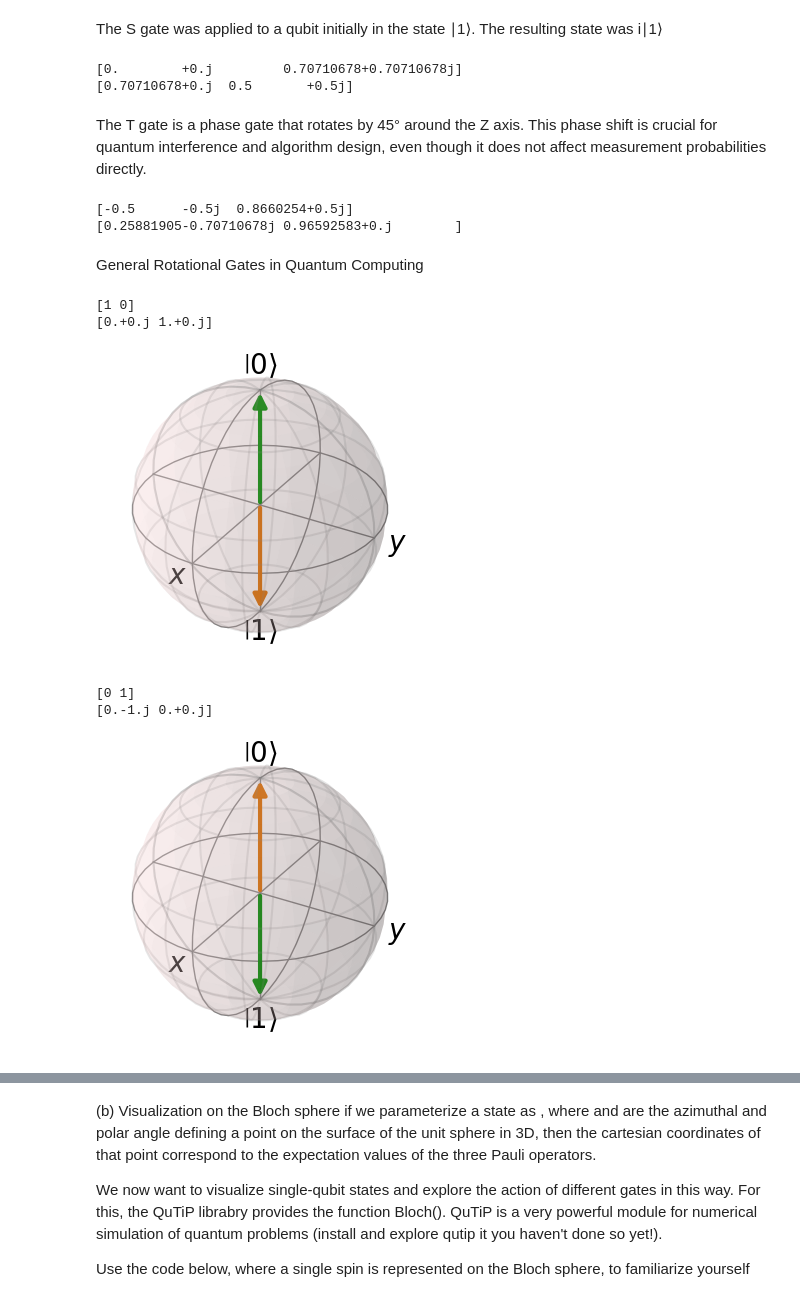
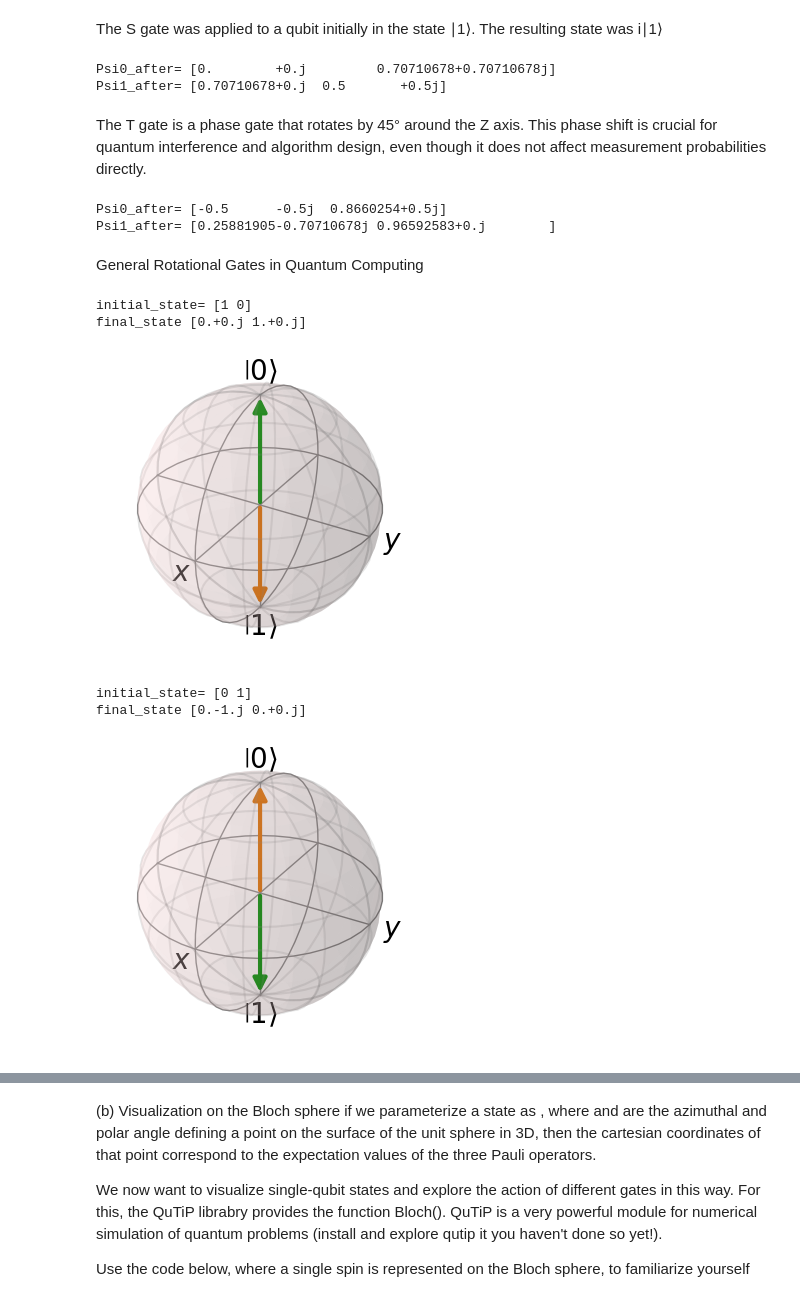
Before and after one commit to Abiyzelalem27/Quantum-Gate-Manual, a Jupyter notebook: Bell_State.ipynb, the cells around one changed output, grey strips where cells are left out. Cells and saved outputs as stored; diff of their text form; code cells hidden in the pictures.

```diff
--- a/Bell_State.ipynb
+++ b/Bell_State.ipynb
@@ -80,72 +85,73 @@ print(Psi1_after)
 # %% [markdown]
 The S gate was applied to a qubit initially in the state ∣1⟩. The resulting state was i∣1⟩
 # %%
-import numpy as np
-
 Psi0 = np.array([0,1])
 Psi1= 1/np.sqrt(2) * np.array([1,1])
-Psi0_after= T @ Psi0
-Psi1_after = T @ Psi1
+Psi0_after= qg.operators.T @ Psi0
+Psi1_after = qg.operators.T @ Psi1
 
-print(Psi0_after)
-print(Psi1_after)
+print("Psi0_after=", Psi0_after)
+print("Psi1_after=", Psi1_after)
 # %% [output]
-[0.        +0.j         0.70710678+0.70710678j]
-[0.70710678+0.j  0.5       +0.5j]
+Psi0_after= [0.        +0.j         0.70710678+0.70710678j]
+Psi1_after= [0.70710678+0.j  0.5       +0.5j]
 # %% [markdown]
 The T gate is a phase gate that rotates by 45° around the Z axis. This phase shift is crucial for quantum interference and algorithm design, even though it does not affect measurement probabilities directly.
 # %%
 theta = np.pi / 3
 axis = [1, 1,1]
 
-R = rotation_gate(theta, axis)
 Psi0 = np.array([0,1])
 Psi1= 1/np.sqrt(2) * np.array([1,1])
+
+R = qg.operators.rotation_gate(theta, axis)
 Psi0_after= R @ Psi0
 Psi1_after = R @ Psi1
 
-print(Psi0_after)
-print(Psi1_after)
+print("Psi0_after=", Psi0_after)
+print("Psi1_after=", Psi1_after)
 # %% [output]
-[-0.5      -0.5j  0.8660254+0.5j]
-[0.25881905-0.70710678j 0.96592583+0.j        ]
+Psi0_after= [-0.5      -0.5j  0.8660254+0.5j]
+Psi1_after= [0.25881905-0.70710678j 0.96592583+0.j        ]
 # %% [markdown]
 General Rotational Gates in Quantum Computing
 # %%
-initial_state = np.array((1,0))
-final_state = X @ initial_state
+initial_state = np.array([1,0])
+final_state = qg.operators.X @ initial_state
 
-print(initial_state)
-print(final_state )
+print("initial_state=", initial_state)
+print("final_state", final_state)
 
-b = qt.Bloch(figsize=(3, 3))
-
+#convert the state from numpy to qutip
 B_initial_state = qt.Qobj(initial_state)
 B_final_state = qt.Qobj(final_state)
 
+#Bloch sphere representations of state
+b = qt.Bloch(figsize=(3, 3))
 b.add_states([B_initial_state, B_final_state])
 b.show()
 # %% [output]
-[1 0]
-[0.+0.j 1.+0.j]
+initial_state= [1 0]
+final_state [0.+0.j 1.+0.j]
-[figure, old version]
+[figure, new version]
 # %%
 initial_state=np.array([0,1])
-final_state=Y@initial_state
+final_state=qg.operators.Y@initial_state
 
-print(initial_state)
-print(final_state )
+print("initial_state=", initial_state)
+print("final_state", final_state)
 
-b = qt.Bloch(figsize=(3, 3))
-
+#convert the state from numpy to qutip
 B_initial_state = qt.Qobj(initial_state)
 B_final_state = qt.Qobj(final_state)
 
+#Bloch sphere representations of state
+b = qt.Bloch(figsize=(3, 3))
 b.add_states([B_initial_state, B_final_state])
 b.show()
 # %% [output]
-[0 1]
-[0.-1.j 0.+0.j]
+initial_state= [0 1]
+final_state [0.-1.j 0.+0.j]
-[figure, old version]
+[figure, new version]
 # %%
 initial_state = np.array([0,1])
```
Also changed, not shown: parts of 24 cells of this notebook, 9 other files.
